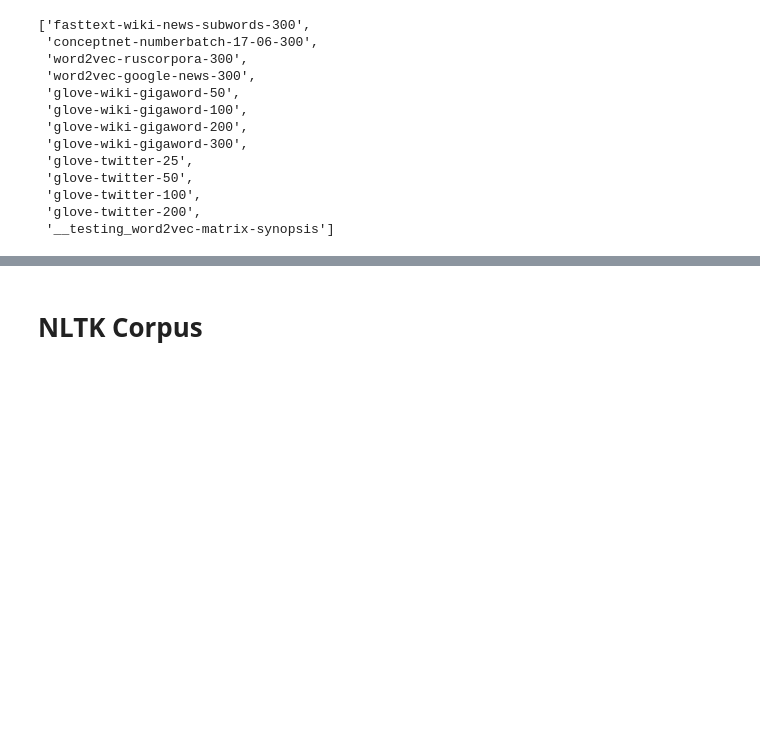
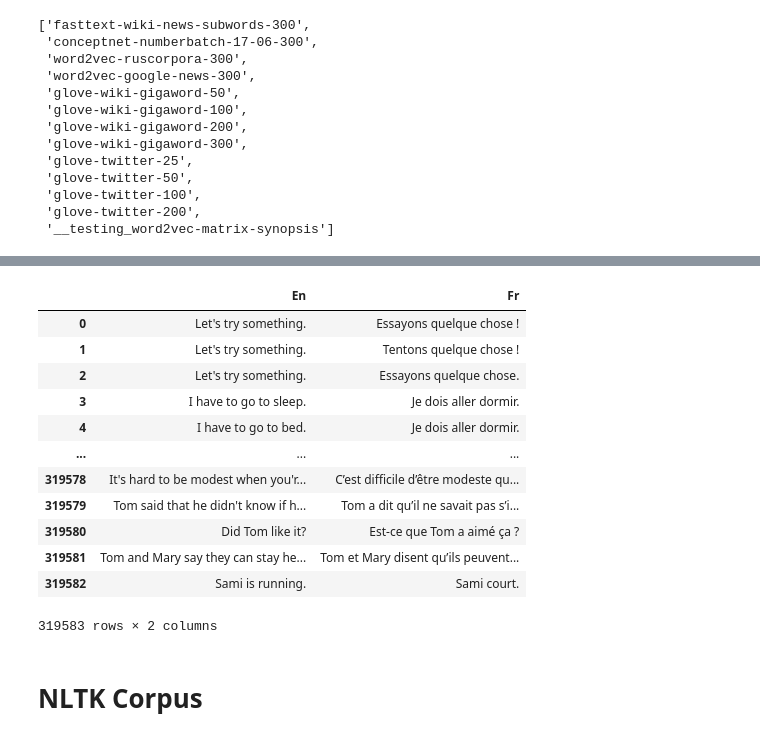
Before and after one commit to howard-haowen/NLP-demos, a Jupyter notebook: nlp_datasets.ipynb, the cells around one changed output, grey strips where cells are left out. Saved outputs shown, nothing was run; the diff lists cells and outputs as text; code cells hidden in the pictures; blank space fills up the shorter version.

```diff
--- a/nlp_datasets.ipynb
+++ b/nlp_datasets.ipynb
@@ -139,0 +197,5 @@ models
+# %%
+en2fr = [(source.text, target.text) for source, target in ParallelCorpus("eng", "fra")]
+en2fr_df = pd.DataFrame(en2fr, columns =['En', 'Fr'])
+en2fr_df
+# %% [output]
@@ -140,3 +206,16 @@ models
+|  | En | Fr |
+| 0 | Let's try something. | Essayons quelque chose ! |
+| 1 | Let's try something. | Tentons quelque chose ! |
+| 2 | Let's try something. | Essayons quelque chose. |
+| 3 | I have to go to sleep. | Je dois aller dormir. |
+| 4 | I have to go to bed. | Je dois aller dormir. |
+| ... | ... | ... |
+| 319578 | It's hard to be modest when you'r... | C’est difficile d’être modeste qu... |
+| 319579 | Tom said that he didn't know if h... | Tom a dit qu’il ne savait pas s’i... |
+| 319580 | Did Tom like it? | Est-ce que Tom a aimé ça ? |
+| 319581 | Tom and Mary say they can stay he... | Tom et Mary disent qu’ils peuvent... |
+| 319582 | Sami is running. | Sami court. |
+319583 rows × 2 columns
 # %% [markdown]
 # NLTK Corpus
 # %%
```
Also changed, not shown: parts of 11 cells of this notebook.
